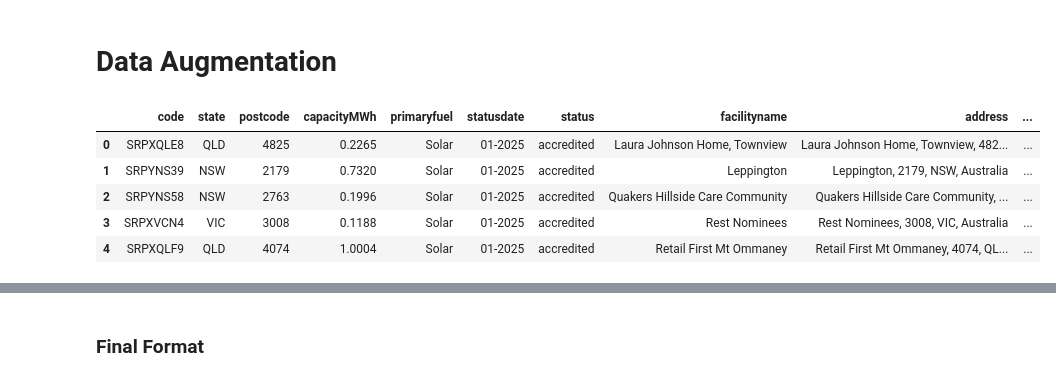
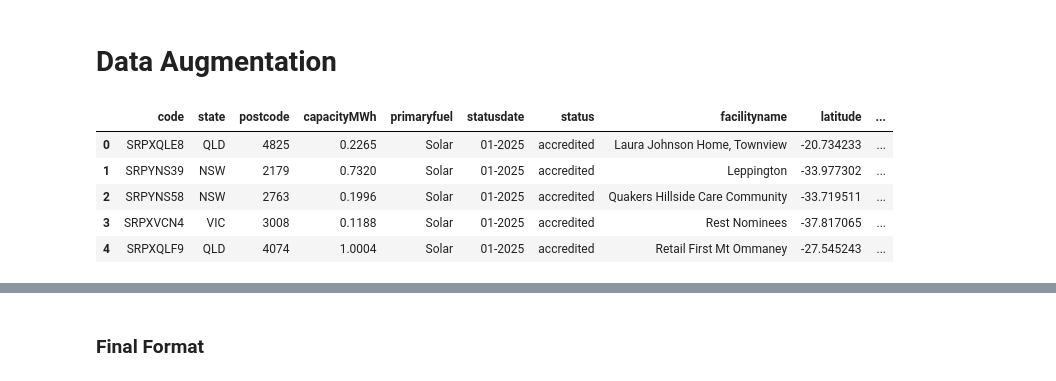
Before and after one commit to jinyjib98/comp5339, a Jupyter notebook: comp5339_a1.ipynb, the cells around one changed output, grey strips where cells are left out. Drawn from its saved outputs; the diff is of its cells as text; code cells hidden in the pictures.

```diff
--- a/comp5339_a1.ipynb
+++ b/comp5339_a1.ipynb
@@ -931,11 +936,15 @@ accredited_geocoded = accredited_geo.copy()
 # %%
 accredited_geocoded = pd.read_csv(base_dir / 'accredited_geocoded.csv')
 accredited_geocoded.head()
+
+# Drop the address column
+accredited_geocoded.drop(columns = ['address'], inplace = True)
+accredited_geocoded.head()
 # %% [output]
-|  | code | state | postcode | capacityMWh | primaryfuel | statusdate | status | facilityname | address | ... |
-| 0 | SRPXQLE8 | QLD | 4825 | 0.2265 | Solar | 01-2025 | accredited | Laura Johnson Home, Townview | Laura Johnson Home, Townview, 482... | ... |
-| 1 | SRPYNS39 | NSW | 2179 | 0.7320 | Solar | 01-2025 | accredited | Leppington | Leppington, 2179, NSW, Australia | ... |
-| 2 | SRPYNS58 | NSW | 2763 | 0.1996 | Solar | 01-2025 | accredited | Quakers Hillside Care Community | Quakers Hillside Care Community, ... | ... |
-| 3 | SRPXVCN4 | VIC | 3008 | 0.1188 | Solar | 01-2025 | accredited | Rest Nominees | Rest Nominees, 3008, VIC, Australia | ... |
-| 4 | SRPXQLF9 | QLD | 4074 | 1.0004 | Solar | 01-2025 | accredited | Retail First Mt Ommaney | Retail First Mt Ommaney, 4074, QL... | ... |
+|  | code | state | postcode | capacityMWh | primaryfuel | statusdate | status | facilityname | latitude | ... |
+| 0 | SRPXQLE8 | QLD | 4825 | 0.2265 | Solar | 01-2025 | accredited | Laura Johnson Home, Townview | -20.734233 | ... |
+| 1 | SRPYNS39 | NSW | 2179 | 0.7320 | Solar | 01-2025 | accredited | Leppington | -33.977302 | ... |
+| 2 | SRPYNS58 | NSW | 2763 | 0.1996 | Solar | 01-2025 | accredited | Quakers Hillside Care Community | -33.719511 | ... |
+| 3 | SRPXVCN4 | VIC | 3008 | 0.1188 | Solar | 01-2025 | accredited | Rest Nominees | -37.817065 | ... |
+| 4 | SRPXQLF9 | QLD | 4074 | 1.0004 | Solar | 01-2025 | accredited | Retail First Mt Ommaney | -27.545243 | ... |
 # %%
```
Also changed, not shown: parts of 24 cells of this notebook.
